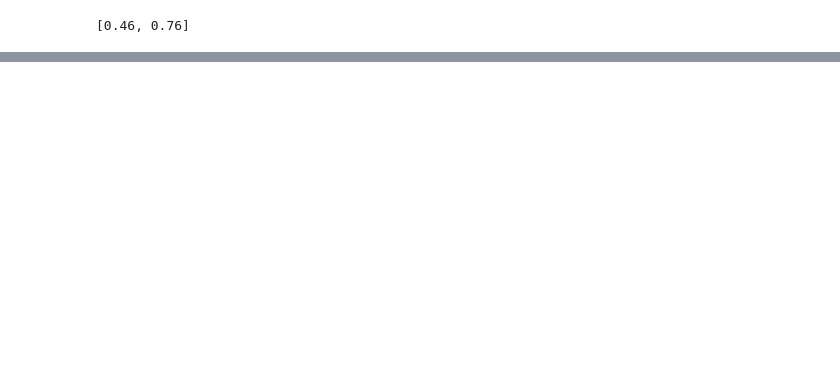
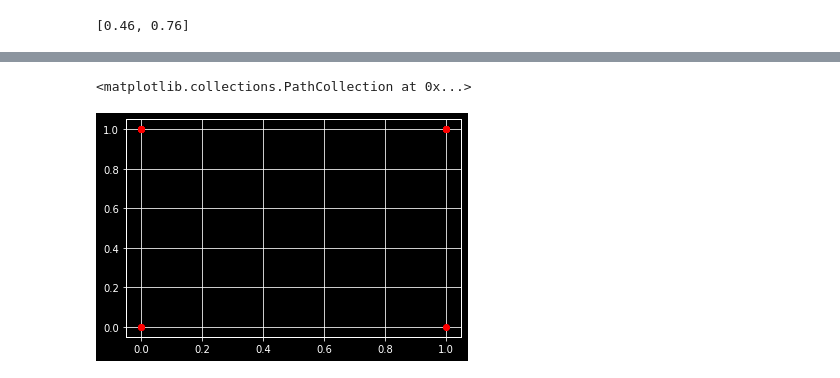
Before and after one commit to PritishWadhwa/SML-Assignments, a Jupyter notebook: A2/ques1.ipynb, the cells around one changed output, grey strips where cells are left out. Cells and saved outputs as stored; diff of their text form; code cells hidden in the pictures; blank space fills up the shorter version.

```diff
--- a/A2/ques1.ipynb
+++ b/A2/ques1.ipynb
@@ -34,0 +64,5 @@ ValueError: Invalid RGBA argument: 1
+# %%
+plt.scatter(class1Train[:, 0], class1Train[:, 1], color='r')
+# %% [output]
+<matplotlib.collections.PathCollection at 0x...>
+[figure, added]
```
Also changed, not shown: parts of 11 cells of this notebook.
